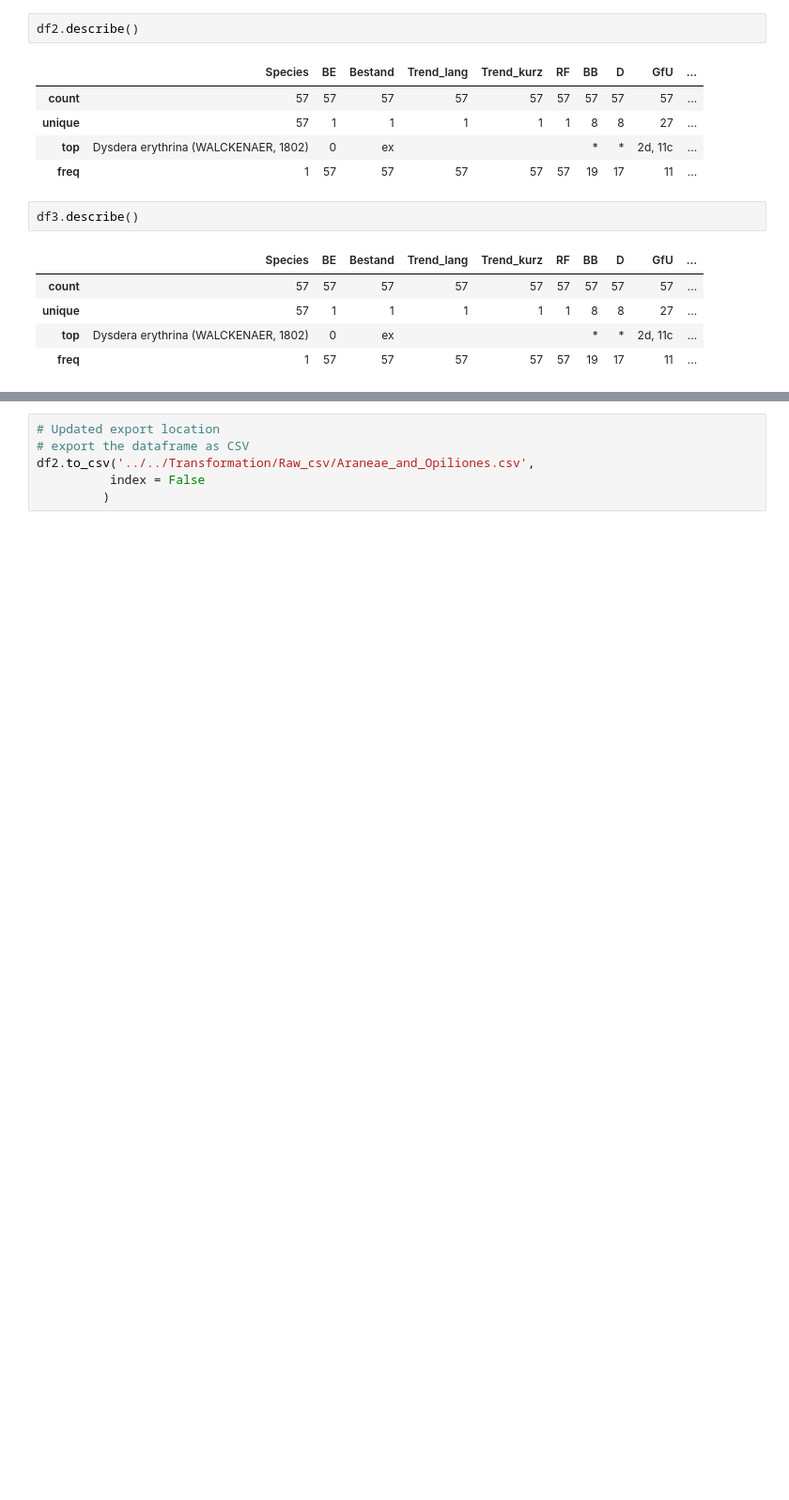
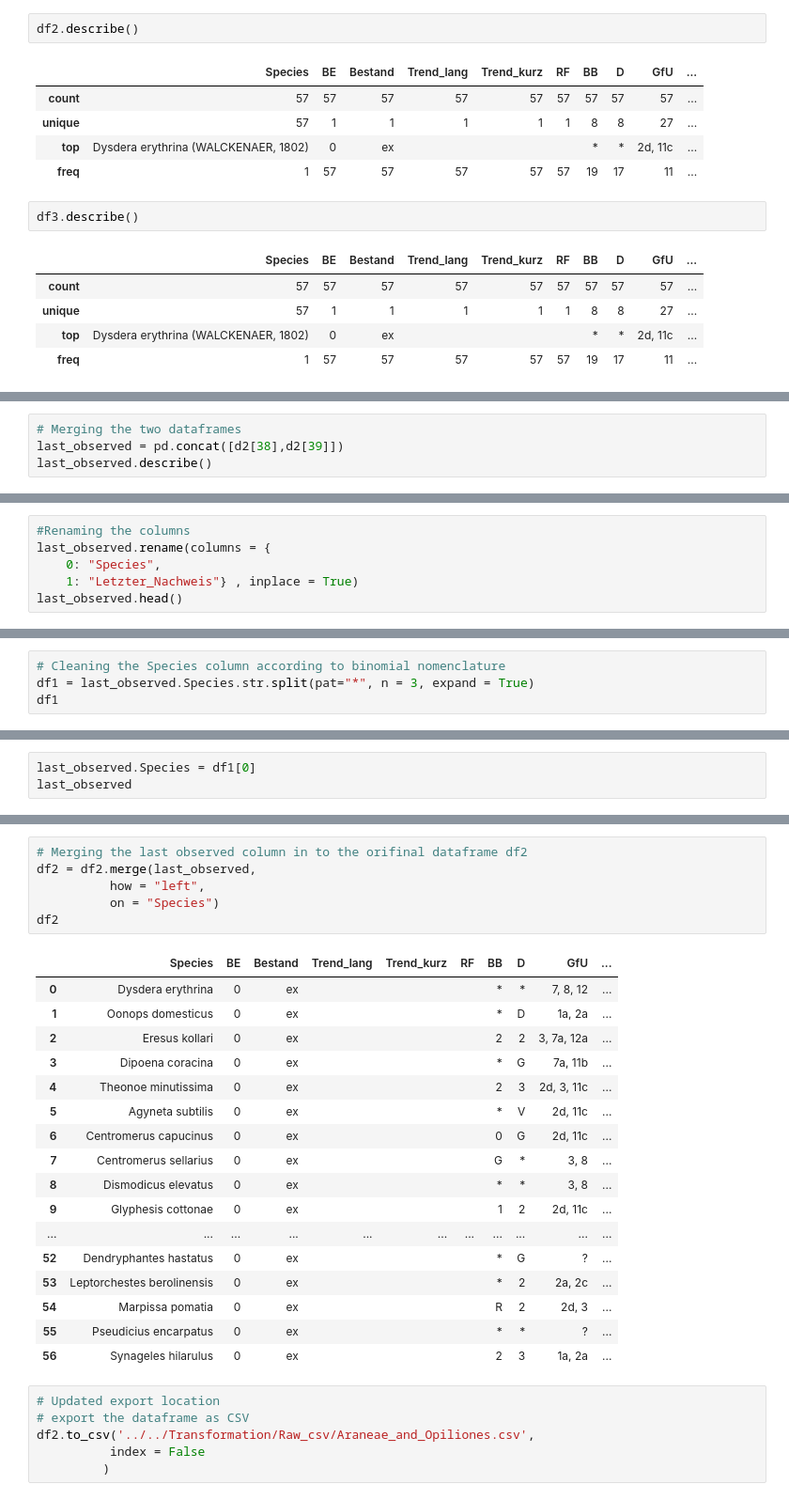
Before and after one commit to Zzzhenya/Berlin-red-list, a Jupyter notebook: Extraction/Araneae and Opiliones/ Araneae and Opiliones.ipynb, the cells around one changed output, grey strips where cells are left out. Shown at 94% size. Saved outputs shown, nothing was run; the diff lists cells and outputs as text; blank space fills up the shorter version.

```diff
--- a/Extraction/Araneae and Opiliones/ Araneae and Opiliones.ipynb
+++ b/Extraction/Araneae and Opiliones/ Araneae and Opiliones.ipynb
@@ -313,0 +479,4 @@ df3.describe()
+# %%
+# Merging the two dataframes
+last_observed = pd.concat([d2[38],d2[39]])
+last_observed.describe()
@@ -313,0 +489,6 @@ df3.describe()
+# %%
+#Renaming the columns
+last_observed.rename(columns = {
+    0: "Species",
+    1: "Letzter_Nachweis"} , inplace = True)
+last_observed.head()
@@ -313,0 +502,4 @@ df3.describe()
+# %%
+# Cleaning the Species column according to binomial nomenclature
+df1 = last_observed.Species.str.split(pat="*", n = 3, expand = True)
+df1
@@ -313,0 +524,3 @@ df3.describe()
+# %%
+last_observed.Species = df1[0]
+last_observed
@@ -314,3 +545,27 @@ df3.describe()
+# %%
+# Merging the last observed column in to the orifinal dataframe df2
+df2 = df2.merge(last_observed,
+          how = "left",
+          on = "Species")
+df2
+# %% [output]
+|  | Species | BE | Bestand | Trend_lang | Trend_kurz | RF | BB | D | GfU | ... |
+| 0 | Dysdera erythrina | 0 | ex |  |  |  | * | * | 7, 8, 12 | ... |
+| 1 | Oonops domesticus | 0 | ex |  |  |  | * | D | 1a, 2a | ... |
+| 2 | Eresus kollari | 0 | ex |  |  |  | 2 | 2 | 3, 7a, 12a | ... |
+| 3 | Dipoena coracina | 0 | ex |  |  |  | * | G | 7a, 11b | ... |
+| 4 | Theonoe minutissima | 0 | ex |  |  |  | 2 | 3 | 2d, 3, 11c | ... |
+| 5 | Agyneta subtilis | 0 | ex |  |  |  | * | V | 2d, 11c | ... |
+| 6 | Centromerus capucinus | 0 | ex |  |  |  | 0 | G | 2d, 11c | ... |
+| 7 | Centromerus sellarius | 0 | ex |  |  |  | G | * | 3, 8 | ... |
+| 8 | Dismodicus elevatus | 0 | ex |  |  |  | * | * | 3, 8 | ... |
+| 9 | Glyphesis cottonae | 0 | ex |  |  |  | 1 | 2 | 2d, 11c | ... |
+| ... | ... | ... | ... | ... | ... | ... | ... | ... | ... | ... |
+| 52 | Dendryphantes hastatus | 0 | ex |  |  |  | * | G | ? | ... |
+| 53 | Leptorchestes berolinensis | 0 | ex |  |  |  | * | 2 | 2a, 2c | ... |
+| 54 | Marpissa pomatia | 0 | ex |  |  |  | R | 2 | 2d, 3 | ... |
+| 55 | Pseudicius encarpatus | 0 | ex |  |  |  | * | * | ? | ... |
+| 56 | Synageles hilarulus | 0 | ex |  |  |  | 2 | 3 | 1a, 2a | ... |
 # %%
 # Updated export location
 # export the dataframe as CSV
```
Also changed, not shown: parts of 14 cells of this notebook.
